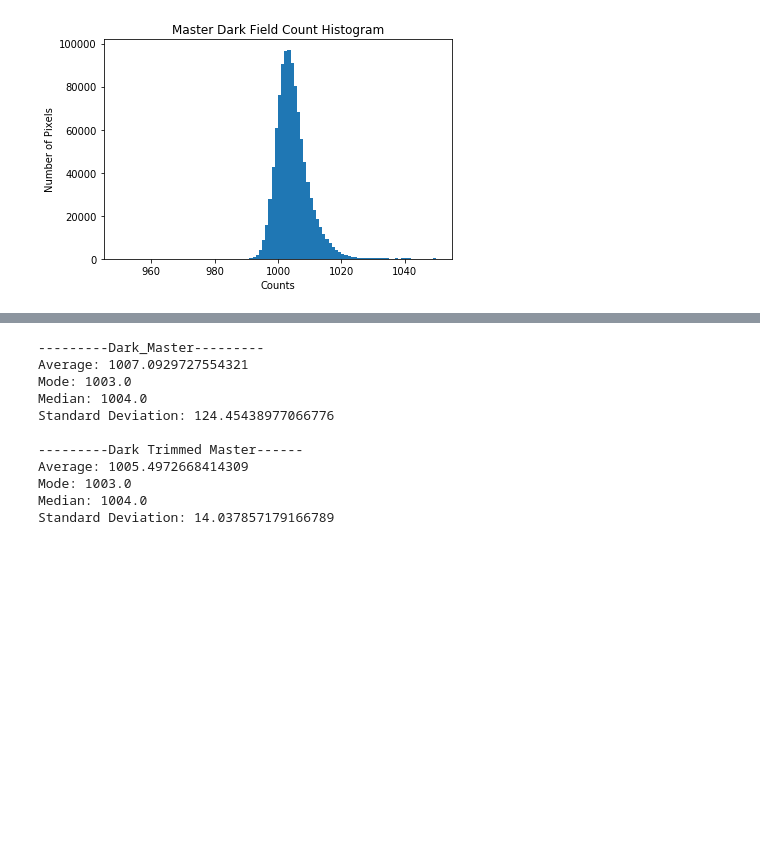
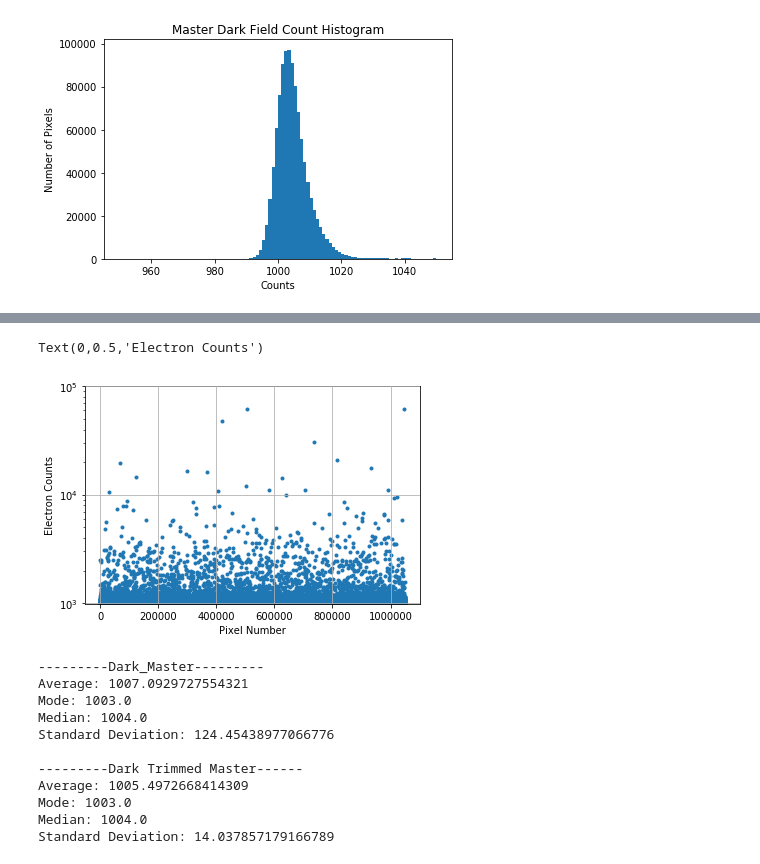
Before and after one commit to astro-kjc/AST443, a Jupyter notebook: Lab0/Lab0.ipynb, the cells around one changed output, grey strips where cells are left out. Cells and saved outputs as stored; diff of their text form; code cells hidden in the pictures; blank space fills up the shorter version.

```diff
--- a/Lab0/Lab0.ipynb
+++ b/Lab0/Lab0.ipynb
@@ -132,3 +143,21 @@ Fraction of pixels included in this cut: 99.89795684814453
+# %%
+# I think this plot wil be useful for discussion in the report. Feel free to use it.
+#Credits to jeff for the idea
+
+
+#fig = plt.figure()  # create a figure object
+#ax = fig.add_subplot(1, 1, 1)  # create an axes object in the figure
+
+
+plt.scatter(np.arange(0, len(Dark_Master)),Dark_Master, marker='.')
+plt.yscale("log")
+plt.grid(True)
+plt.ylim(0, 1e5);
+plt.xlabel("Pixel Number")
+plt.ylabel("Electron Counts");
+# %% [output]
+Text(0,0.5,'Electron Counts')
+[figure, added]
 # %%
 DA, DM, DMe, DS = stas(Dark_Master)
 DTA, DTM, DTMe, DTS = stas(Trimmed_Dark_Master)
```
Also changed, not shown: parts of 2 cells of this notebook.
